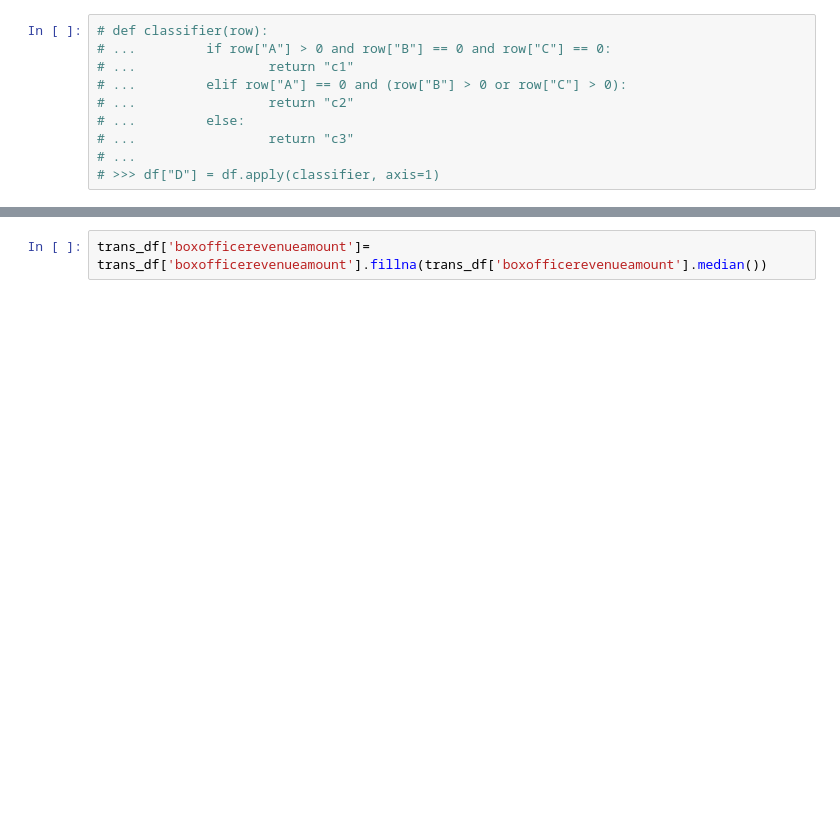
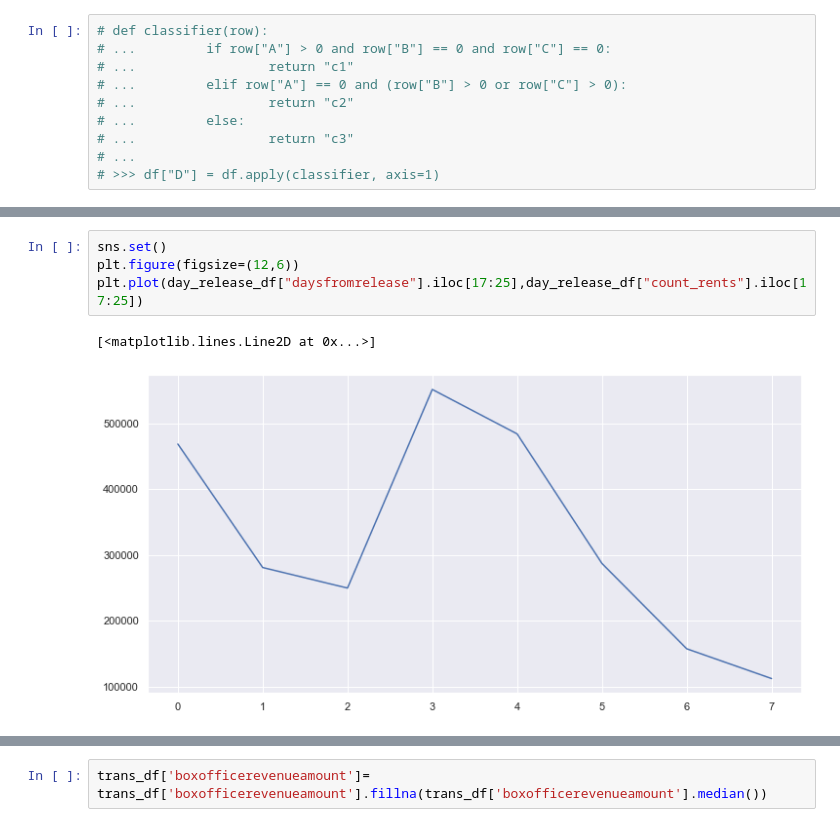
Before and after one commit to saurabhmathco/redbox_promosensitivity, a Jupyter notebook: Redbox_open.ipynb, the cells around one changed output, grey strips where cells are left out. Saved outputs shown, nothing was run; the diff lists cells and outputs as text; blank space fills up the shorter version.

```diff
--- a/Redbox_open.ipynb
+++ b/Redbox_open.ipynb
@@ -823,0 +720,7 @@ trans_df.boxplot(column="boxofficerevenueamount")
+# %%
+sns.set()
+plt.figure(figsize=(12,6))
+plt.plot(day_release_df["daysfromrelease"].iloc[17:25],day_release_df["count_rents"].iloc[17:25])
+# %% [output]
+[<matplotlib.lines.Line2D at 0x...>]
+[figure, added]
```
Also changed, not shown: parts of 93 cells of this notebook.
